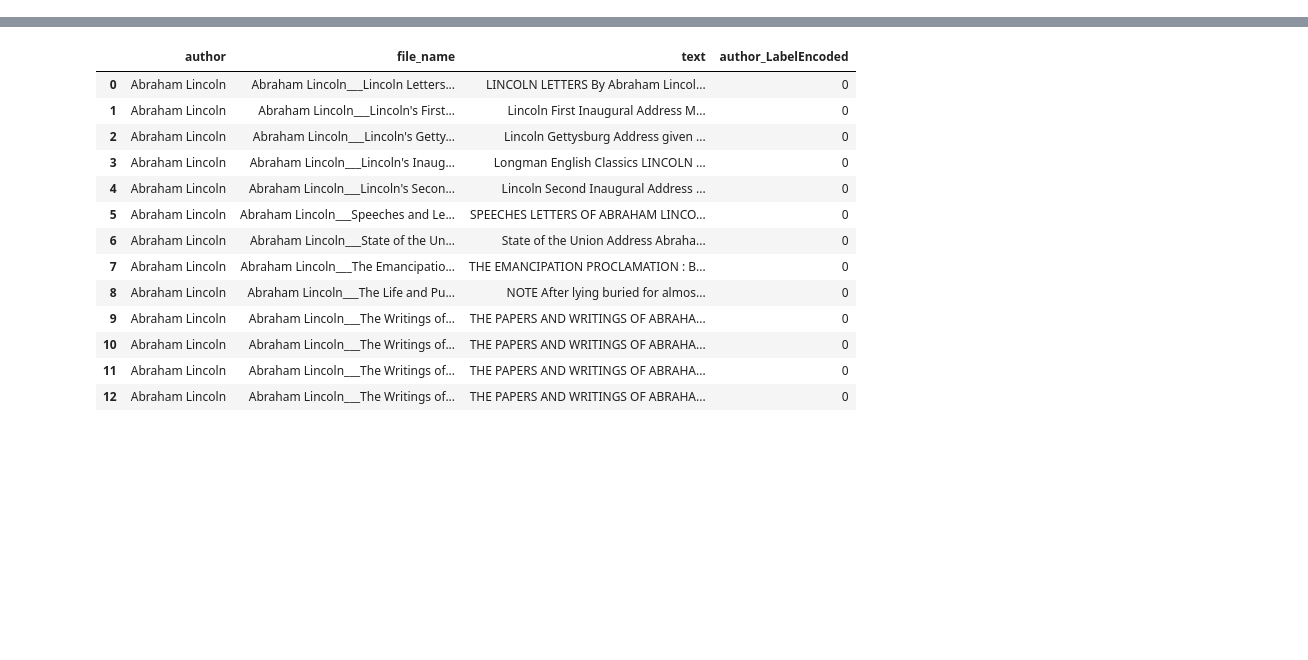
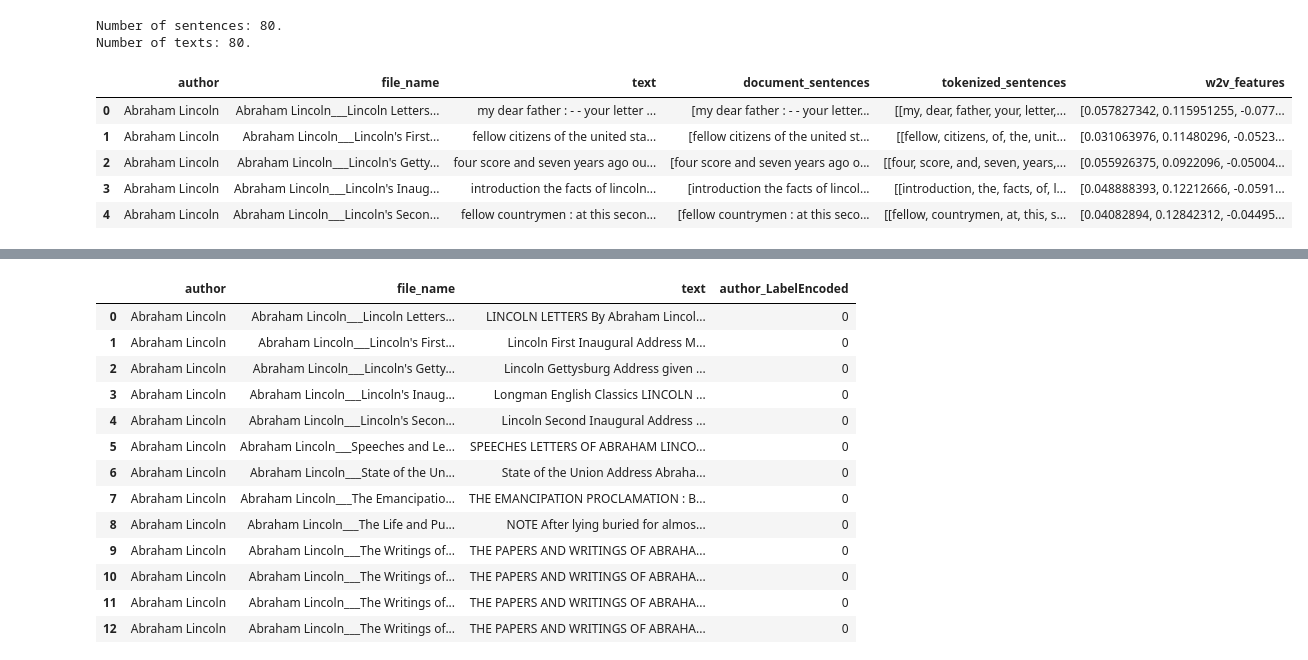
Before and after one commit to dinhbao10t4/MachineLearningAssignment, a Jupyter notebook: AuthorClassification/AuthorClassification.ipynb, the cells around one changed output, grey strips where cells are left out. Cells and saved outputs as stored; diff of their text form; code cells hidden in the pictures; blank space fills up the shorter version.

```diff
--- a/AuthorClassification/AuthorClassification.ipynb
+++ b/AuthorClassification/AuthorClassification.ipynb
@@ -126,0 +159,10 @@ df.shape
+# %%
+sentences = []
+for sentence_group in df.tokenized_sentences:
+    sentences.extend(sentence_group)
+
+print("Number of sentences: {}.".format(len(sentences)))
+print("Number of texts: {}.".format(len(df)))
+# %% [output]
+Number of sentences: 80.
+Number of texts: 80.
@@ -127,3 +215,12 @@ df.shape
+# %%
+df.head()
+# %% [output]
+|  | author | file_name | text | document_sentences | tokenized_sentences | w2v_features |
+| 0 | Abraham Lincoln | Abraham Lincoln___Lincoln Letters... | my dear father : - - your letter ... | [my dear father : - - your letter... | [[my, dear, father, your, letter,... | [0.057827342, 0.115951255, -0.077... |
+| 1 | Abraham Lincoln | Abraham Lincoln___Lincoln's First... | fellow citizens of the united sta... | [fellow citizens of the united st... | [[fellow, citizens, of, the, unit... | [0.031063976, 0.11480296, -0.0523... |
+| 2 | Abraham Lincoln | Abraham Lincoln___Lincoln's Getty... | four score and seven years ago ou... | [four score and seven years ago o... | [[four, score, and, seven, years,... | [0.055926375, 0.0922096, -0.05004... |
+| 3 | Abraham Lincoln | Abraham Lincoln___Lincoln's Inaug... | introduction the facts of lincoln... | [introduction the facts of lincol... | [[introduction, the, facts, of, l... | [0.048888393, 0.12212666, -0.0591... |
+| 4 | Abraham Lincoln | Abraham Lincoln___Lincoln's Secon... | fellow countrymen : at this secon... | [fellow countrymen : at this seco... | [[fellow, countrymen, at, this, s... | [0.04082894, 0.12842312, -0.04495... |
 # %%
 le = LabelEncoder()
 df['author_LabelEncoded'] = le.fit_transform(df.author)
```
Also changed, not shown: parts of 37 cells of this notebook.
